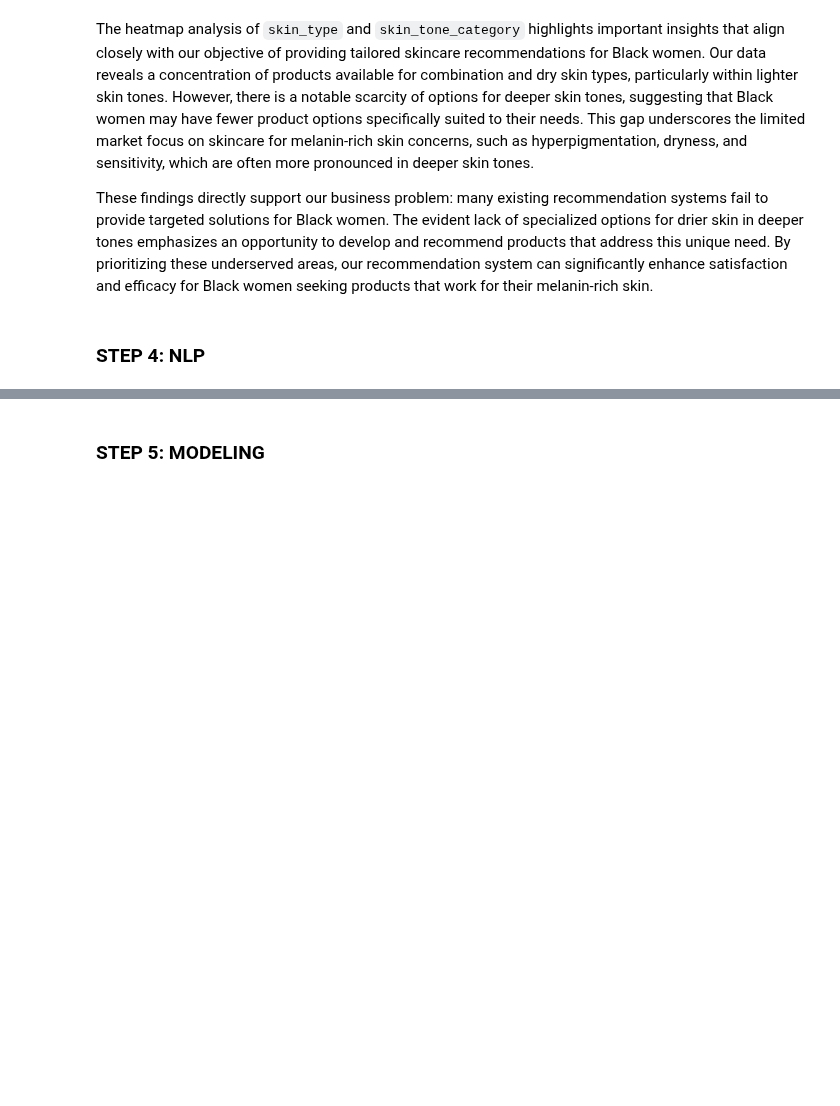
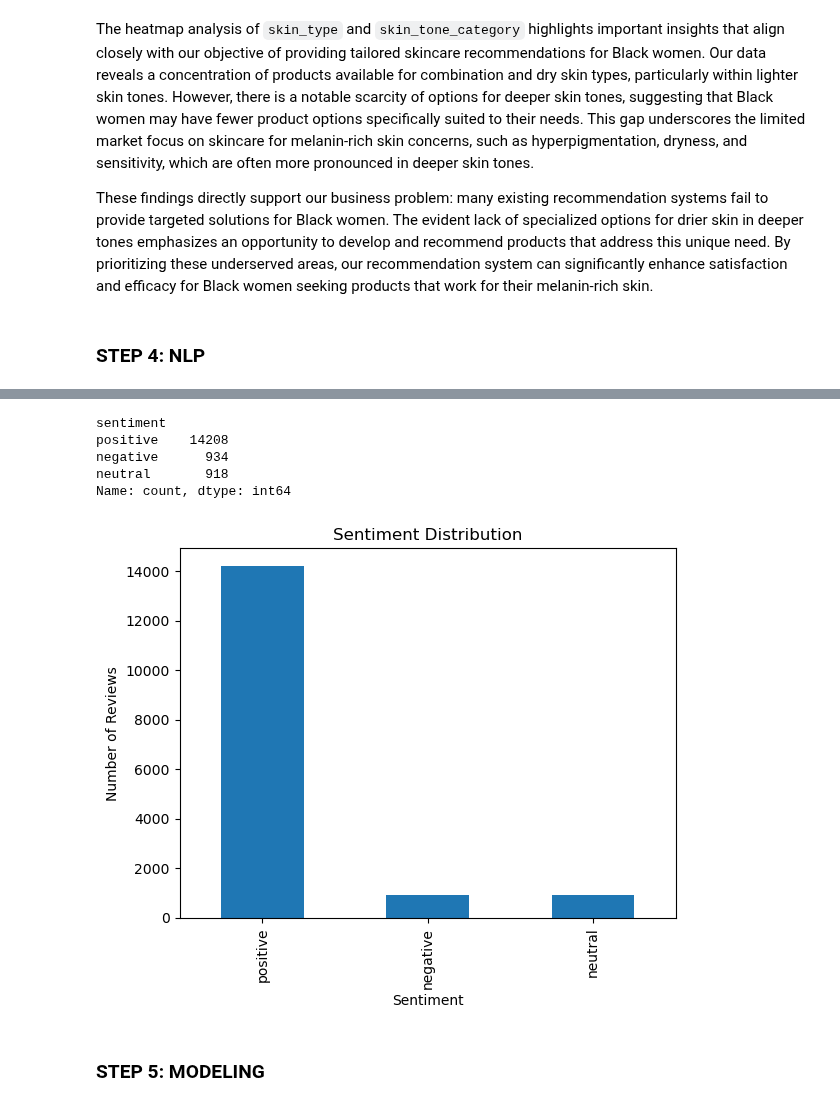
Before and after one commit to ECCHERUIYOT/AI-Powered-Recommendations-For-Melanin-Skin, a Jupyter notebook: index.ipynb, the cells around one changed output, grey strips where cells are left out. Drawn from its saved outputs; the diff is of its cells as text; code cells hidden in the pictures; blank space fills up the shorter version.

Commit message:
NLP Sentiment Analysis

```diff
--- a/index.ipynb
+++ b/index.ipynb
@@ -519,0 +559,8 @@ nltk.download('vader_lexicon')
+# %%
+# Using VADER as the sentiment analysis model
+nltk.download('vader_lexicon')
+sia = SentimentIntensityAnalyzer()
+
+data['sentiment_scores'] = data['review_text'].apply(sia.polarity_scores)
+data['compound'] = data['sentiment_scores'].apply(lambda x: x['compound'])
+data['sentiment'] = data['compound'].apply(lambda x: 'positive' if x >= 0.05 else ('negative' if x <= -0.05 else 'neutral'))
@@ -520,3 +580,23 @@ nltk.download('vader_lexicon')
+# %%
+# Count sentiment distribution
+sentiment_counts = data['sentiment'].value_counts()
+print(sentiment_counts)
+
+# Optional: Visualize the results
+import matplotlib.pyplot as plt
+
+sentiment_counts.plot(kind='bar')
+plt.title('Sentiment Distribution')
+plt.xlabel('Sentiment')
+plt.ylabel('Number of Reviews')
+plt.show()
+# %% [output]
+sentiment
+positive    14208
+negative      934
+neutral       918
+Name: count, dtype: int64
+[figure, added]
 # %% [markdown]
 ### STEP 5: MODELING
 # %% [markdown]
```
Also changed, not shown: parts of 10 cells of this notebook.
